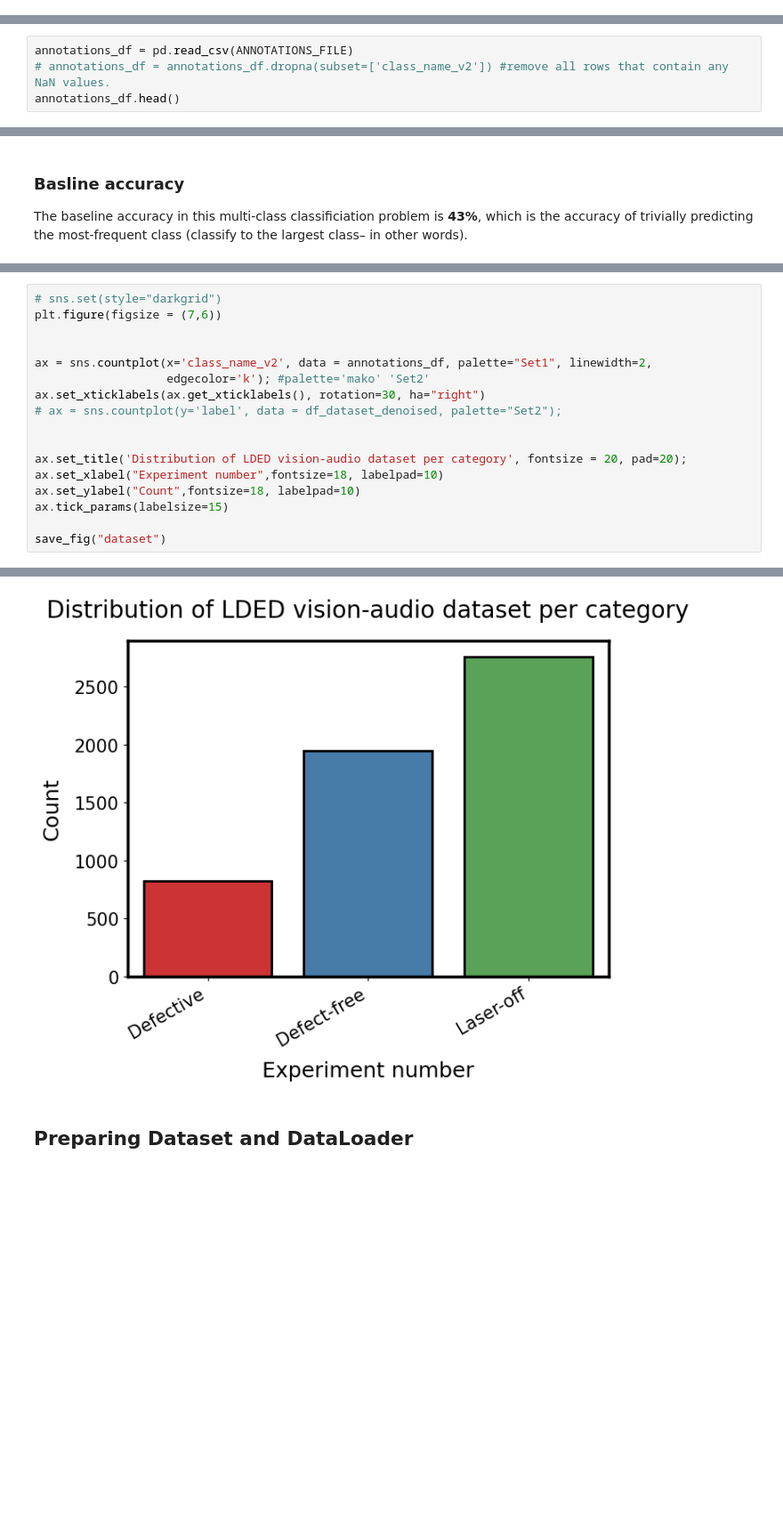
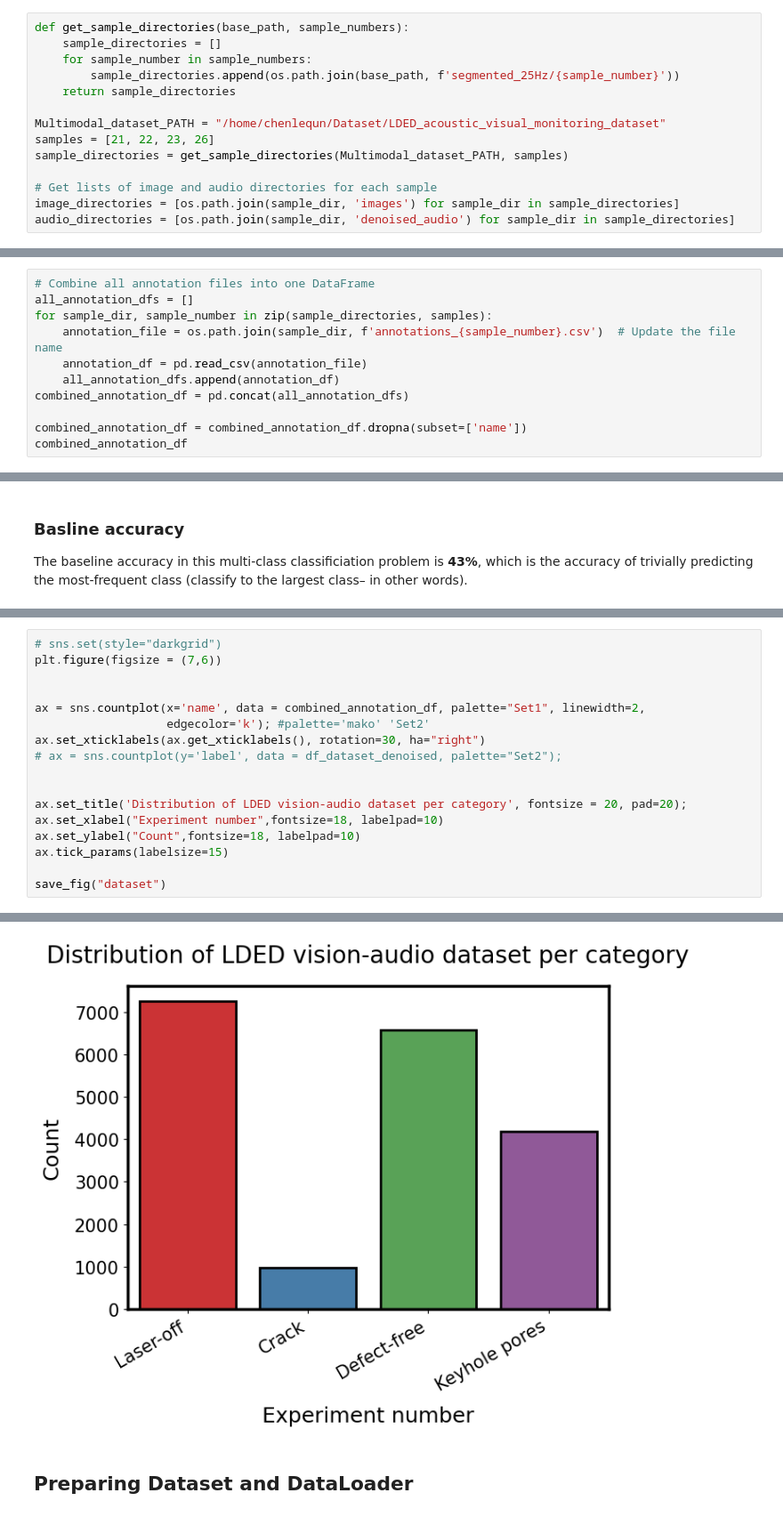
Before and after one commit to Davidlequnchen/LDED-FusionNet, a Jupyter notebook: code/2_train_visual.ipynb, the cells around one changed output, grey strips where cells are left out. Shown: that part at 89% size. Cells and saved outputs as stored; diff of their text form; blank space fills up the shorter version.

Commit message:
Update the segmentation method - add buffered audio segmentation

```diff
--- a/code/2_train_visual.ipynb
+++ b/code/2_train_visual.ipynb
@@ -82,0 +75,14 @@ EPOCHS = 10
+# %%
+def get_sample_directories(base_path, sample_numbers):
+    sample_directories = []
+    for sample_number in sample_numbers:
+        sample_directories.append(os.path.join(base_path, f'segmented_25Hz/{sample_number}'))
+    return sample_directories
+
+Multimodal_dataset_PATH = "/home/chenlequn/Dataset/LDED_acoustic_visual_monitoring_dataset"
+samples = [21, 22, 23, 26]
+sample_directories = get_sample_directories(Multimodal_dataset_PATH, samples)
+
+# Get lists of image and audio directories for each sample
+image_directories = [os.path.join(sample_dir, 'images') for sample_dir in sample_directories]
+audio_directories = [os.path.join(sample_dir, 'denoised_audio') for sample_dir in sample_directories]
@@ -115,7 +128,14 @@ Using cuda
 - Each frame (timestamp) corresponds to a robot TCP position.
 - The duration for each frame is 0.033 seconds (sampling freqeuncy 30 Hz.)
 # %%
-annotations_df = pd.read_csv(ANNOTATIONS_FILE)
-# annotations_df = annotations_df.dropna(subset=['class_name_v2']) #remove all rows that contain any NaN values.
-annotations_df.head()
+# Combine all annotation files into one DataFrame
+all_annotation_dfs = []
+for sample_dir, sample_number in zip(sample_directories, samples):
+    annotation_file = os.path.join(sample_dir, f'annotations_{sample_number}.csv')  # Update the file name
+    annotation_df = pd.read_csv(annotation_file)
+    all_annotation_dfs.append(annotation_df)
+combined_annotation_df = pd.concat(all_annotation_dfs)
+
+combined_annotation_df = combined_annotation_df.dropna(subset=['name'])
+combined_annotation_df
 # %% [output]
@@ -148,23 +175,23 @@ Name: class_ID, dtype: float64
 # %%
 # sns.set(style="darkgrid")
 plt.figure(figsize = (7,6))
 
 
-ax = sns.countplot(x='class_name_v2', data = annotations_df, palette="Set1", linewidth=2,
+ax = sns.countplot(x='name', data = combined_annotation_df, palette="Set1", linewidth=2,
                    edgecolor='k'); #palette='mako' 'Set2'
 ax.set_xticklabels(ax.get_xticklabels(), rotation=30, ha="right")
 # ax = sns.countplot(y='label', data = df_dataset_denoised, palette="Set2");
 
 
 ax.set_title('Distribution of LDED vision-audio dataset per category', fontsize = 20, pad=20);
 ax.set_xlabel("Experiment number",fontsize=18, labelpad=10)
 ax.set_ylabel("Count",fontsize=18, labelpad=10)
 ax.tick_params(labelsize=15)
 
 save_fig("dataset")
 # %% [output]
 Saving figure dataset
-[figure, old version]
+[figure, new version]
 # %% [markdown]
 ## Preparing Dataset and DataLoader
 # %%
```
Also changed, not shown: parts of 15 cells of this notebook, 23 other files.
